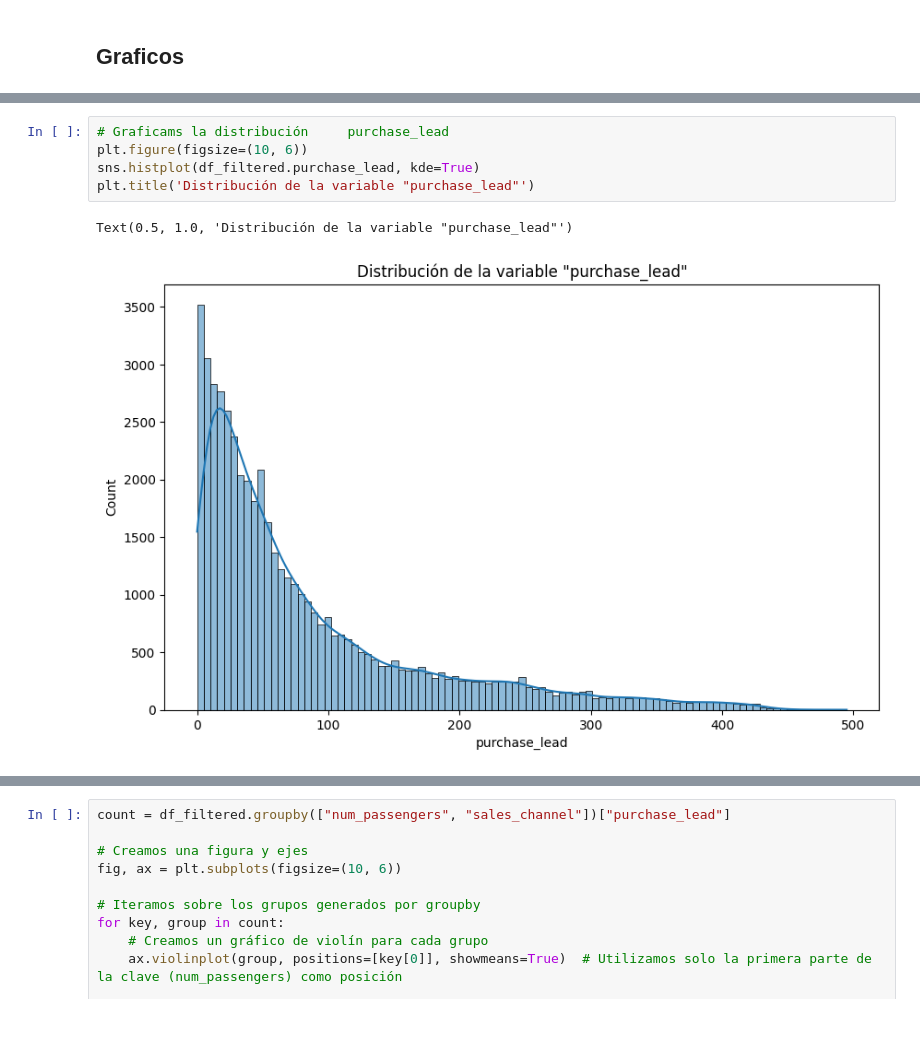
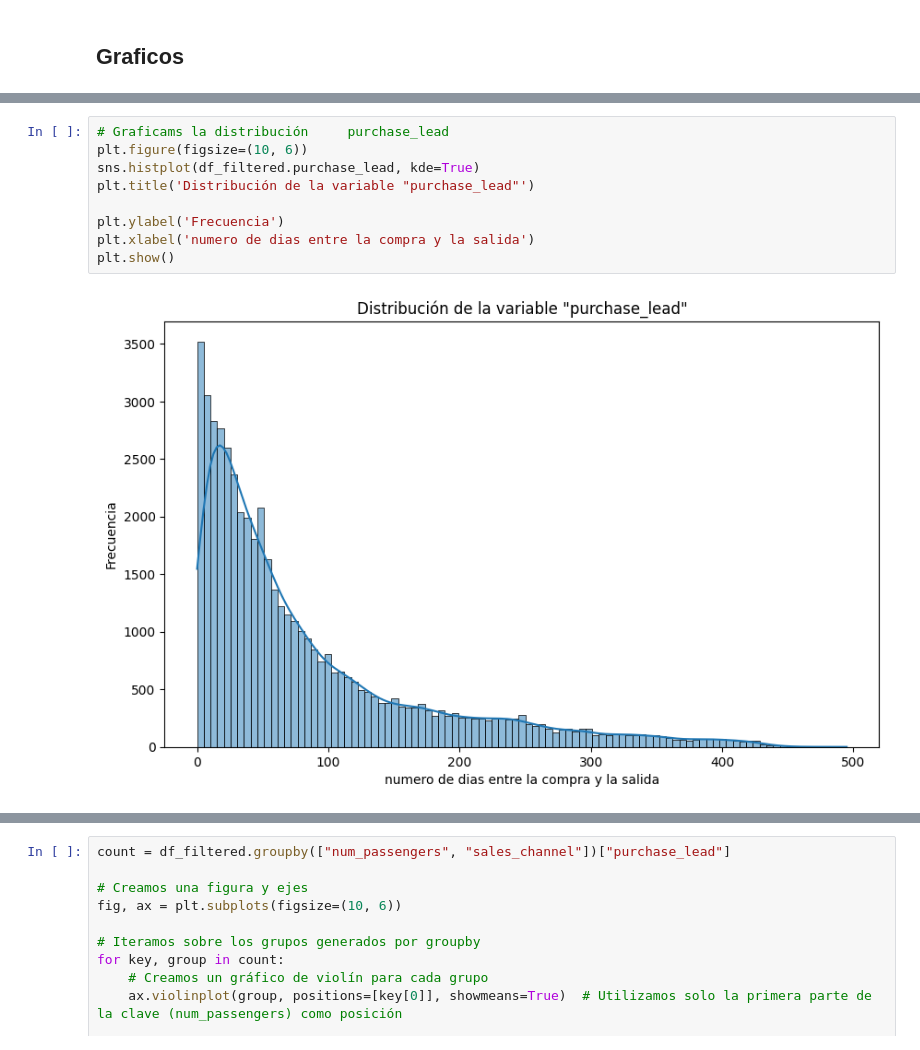
Before and after one commit to lcondoriz/tp1-orgaDatos, a Jupyter notebook: tp1.ipynb, the cells around one changed output, grey strips where cells are left out. Cells and saved outputs as stored; diff of their text form; blank space fills up the shorter version.

```diff
--- a/tp1.ipynb
+++ b/tp1.ipynb
@@ -377,8 +391,11 @@ df_filtered
 # %%
 # Graficams la distribución 	purchase_lead
 plt.figure(figsize=(10, 6))
 sns.histplot(df_filtered.purchase_lead, kde=True)
 plt.title('Distribución de la variable "purchase_lead"')
+
+plt.ylabel('Frecuencia')
+plt.xlabel('numero de dias entre la compra y la salida')
+plt.show()
 # %% [output]
-Text(0.5, 1.0, 'Distribución de la variable "purchase_lead"')
-[figure, old version]
+[figure, new version]
```
Also changed, not shown: parts of 32 cells of this notebook.
